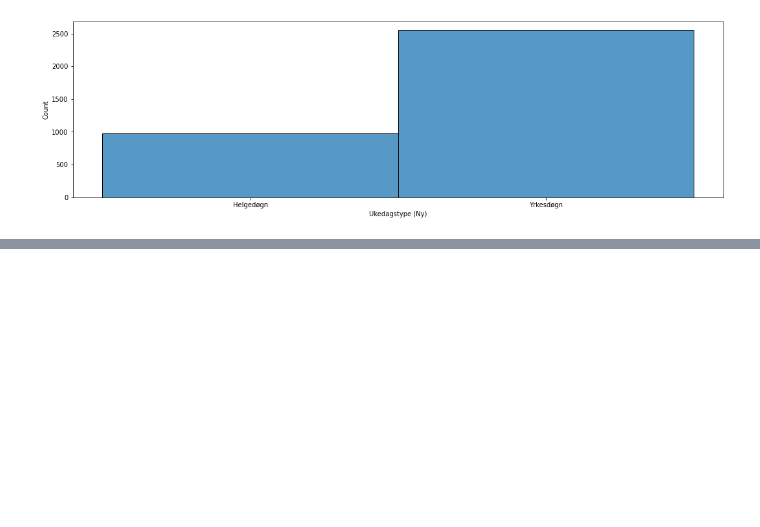
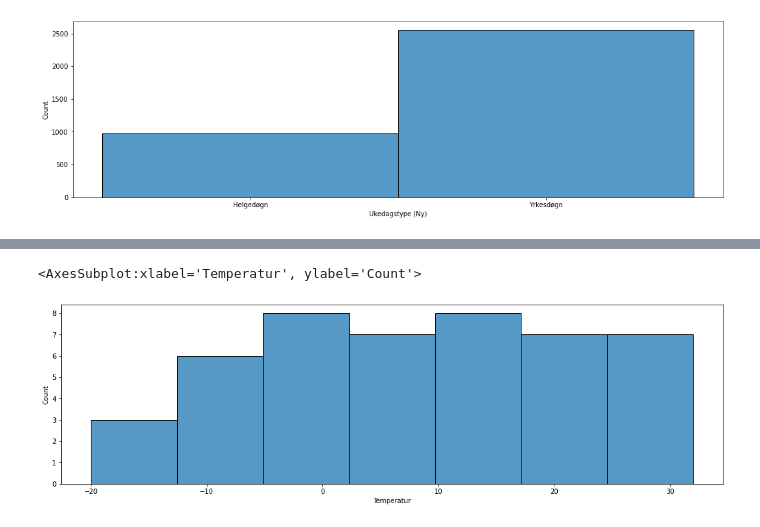
Before and after one commit to matsmichelsen/data-science-template, a Jupyter notebook: notebooks/traffic_accidents.ipynb, the cells around one changed output, grey strips where cells are left out. Drawn from its saved outputs; the diff is of its cells as text; code cells hidden in the pictures; blank space fills up the shorter version.

```diff
--- a/notebooks/traffic_accidents.ipynb
+++ b/notebooks/traffic_accidents.ipynb
@@ -158,0 +163,8 @@ sns.histplot(data=df, x='Ukedagstype (Ny)')
+# %%
+df_temp_ant = df_1.groupby('Temperatur').count()
+# %%
+fig, ax = plt.subplots(figsize=(18,5))
+sns.histplot(data=df_temp_ant, x='Temperatur')
+# %% [output]
+<AxesSubplot:xlabel='Temperatur', ylabel='Count'>
+[figure, added]
```
Also changed, not shown: parts of 10 cells of this notebook.
